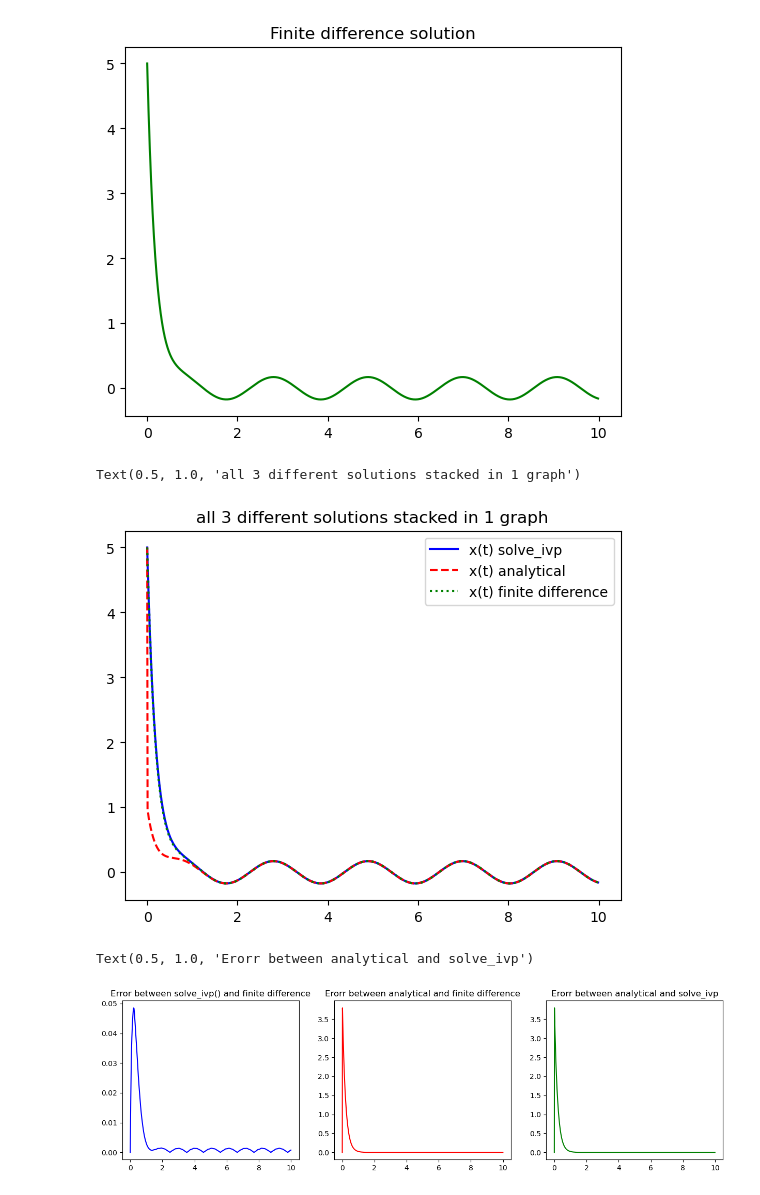
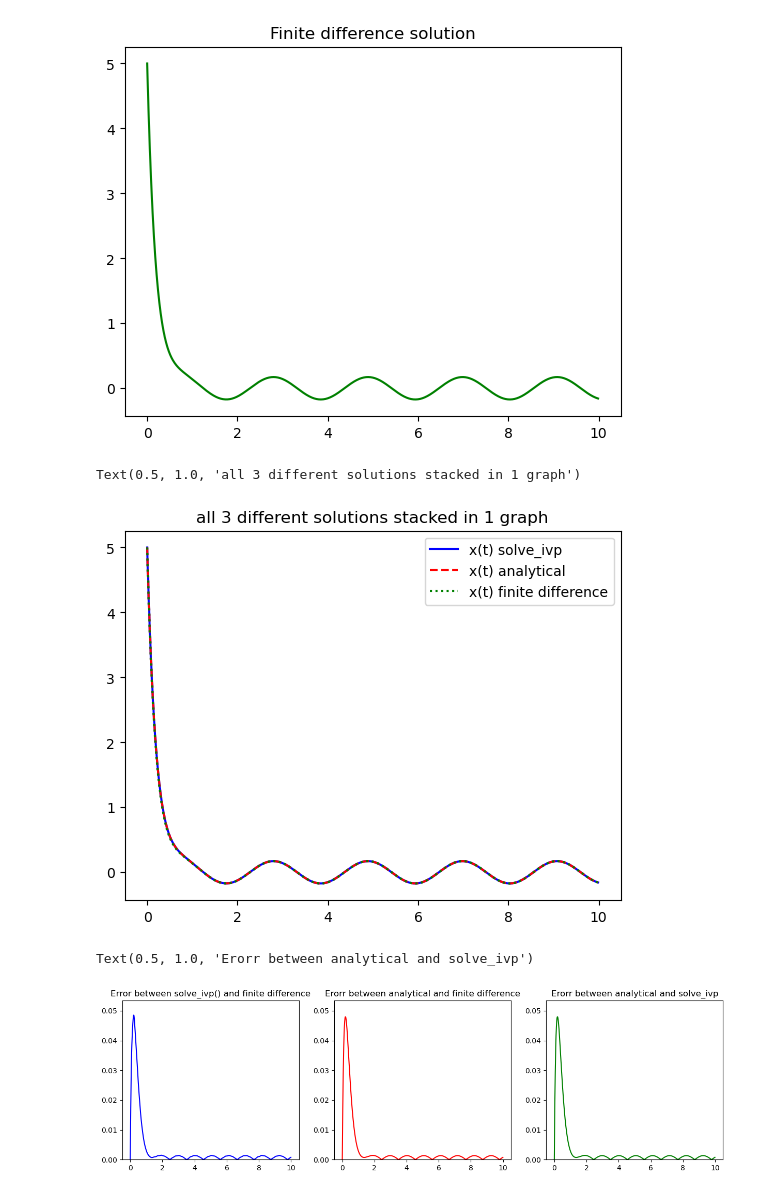
Before and after one commit to Max-Ratcliff/Sci-Ai-homework-2024-2026, a Jupyter notebook: PDEs01222025.ipynb, the cells around one changed output. Saved outputs shown, nothing was run; the diff lists cells and outputs as text; code cells hidden in the pictures.

```diff
--- a/PDEs01222025.ipynb
+++ b/PDEs01222025.ipynb
@@ -24,7 +24,7 @@ analyt_sol = np.zeros(len(t_space))
 fin_diff = np.zeros(len(t_space))
 # %%
 # solve the ODE using solve_ivp
-ivp_sol = solve_ivp(fun, t_span, [x0], t_eval=t_space)
+ivp_sol = solve_ivp(fun, t_span, [x0], t_eval=t_space, method='RK45')
 
 #plot the solution
 plt.plot(ivp_sol.t, ivp_sol.y[0], color='blue', label='x(t) solve_ivp')
@@ -55,7 +76,8 @@ Text(0.5, 1.0, 'Analytical solution')
 # solve the ODE using finite difference method
 fin_diff[0]=x0
 t=0 # initial time
-for k in range(len(x)-1):
+
+for k in range(len(t_space)-1):
     fin_diff[k+1]=dt*fun(t,fin_diff[k]) + fin_diff[k]
     t+=dt
 
@@ -69,35 +91,38 @@ Text(0.5, 1.0, 'Finite difference solution')
 # stack solutions in 1 graph
 plt.figure()
 plt.plot(ivp_sol.t, ivp_sol.y[0], color='blue', label='x(t) solve_ivp', linestyle='-')
-plt.plot(t_space, analyt_sol, color='red', label='x(t) analytical', linestyle='--')
+plt.plot(t_space, closed_analyt_sol, color='red', label='x(t) analytical', linestyle='--')
 plt.plot(t_space, fin_diff, color='green', label='x(t) finite difference', linestyle=':')
 plt.legend()
 plt.title("all 3 different solutions stacked in 1 graph")
 # %% [output]
 Text(0.5, 1.0, 'all 3 different solutions stacked in 1 graph')
-[figure, old version]
+[figure, new version]
 # %%
 # compute error
 plt.figure(figsize=(15, 4))
 scipy_error = np.abs(fin_diff - ivp_sol.y[0])
-analyt_error = np.abs(fin_diff - analyt_sol)
-error = np.abs(ivp_sol.y[0] - analyt_sol)
+analyt_error = np.abs(fin_diff - closed_analyt_sol)
+error = np.abs(ivp_sol.y[0] - closed_analyt_sol)
 
+max_error = max(scipy_error.max(), analyt_error.max(), error.max())
+biggest_errror = max_error
+max_error = max_error + 0.1*max_error
 
 plt.subplot(1,3,1)
 plt.plot(t_space, scipy_error, color='blue')
-#plt.ylim(0, 2)
+plt.ylim(0, max_error)
 plt.title('Error between solve_ivp() and finite difference')
 
 plt.subplot(1,3,2)
-#plt.ylim(0, 2)
+plt.ylim(0, max_error)
 plt.plot(t_space, analyt_error, color='red')
 plt.title('Erorr between analytical and finite difference')
 
 plt.subplot(1,3,3)
-#plt.ylim(0, 2)
+plt.ylim(0, max_error)
 plt.plot(t_space, analyt_error, color='green')
 plt.title('Erorr between analytical and solve_ivp')
 # %% [output]
 Text(0.5, 1.0, 'Erorr between analytical and solve_ivp')
-[figure, old version]
+[figure, new version]
```
Also changed, not shown: parts of 2 cells of this notebook, 2 other files.
